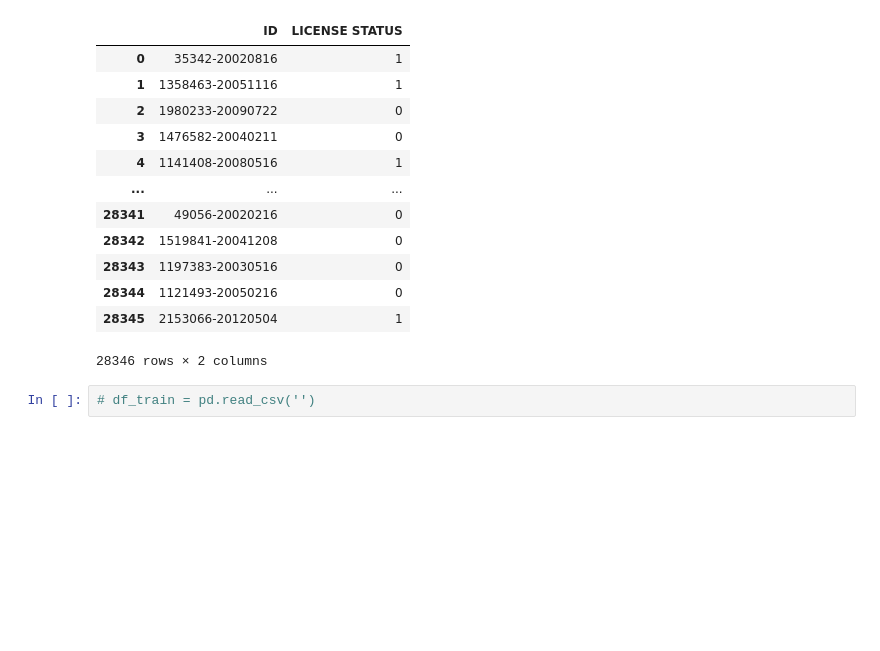
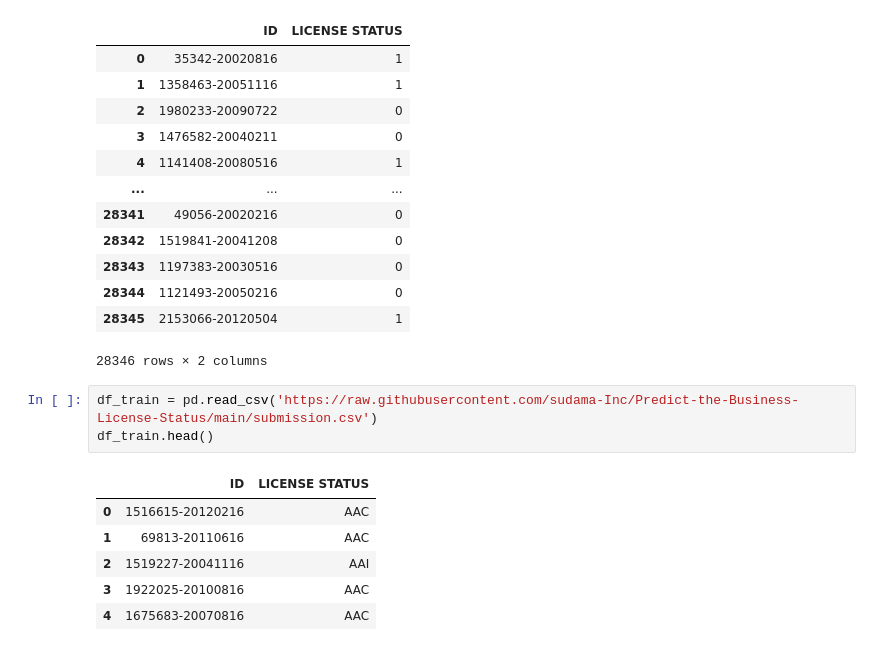
Before and after one commit to sudama-Inc/Predict-the-Business-License-Status, a Jupyter notebook: testModelPrediction.ipynb, the cells around one changed output. Cells and saved outputs as stored; diff of their text form; blank space fills up the shorter version.

```diff
--- a/testModelPrediction.ipynb
+++ b/testModelPrediction.ipynb
@@ -48,5 +48,13 @@ df_test
 | 28344 | 1121493-20050216 | 0 |
 | 28345 | 2153066-20120504 | 1 |
 28346 rows × 2 columns
-# %%
-# df_train = pd.read_csv('')
+# %%
+df_train = pd.read_csv('https://raw.githubusercontent.com/sudama-Inc/Predict-the-Business-License-Status/main/submission.csv')
+df_train.head()
+# %% [output]
+|  | ID | LICENSE STATUS |
+| 0 | 1516615-20120216 | AAC |
+| 1 | 69813-20110616 | AAC |
+| 2 | 1519227-20041116 | AAI |
+| 3 | 1922025-20100816 | AAC |
+| 4 | 1675683-20070816 | AAC |
```
Also changed, not shown: parts of 4 cells of this notebook.
